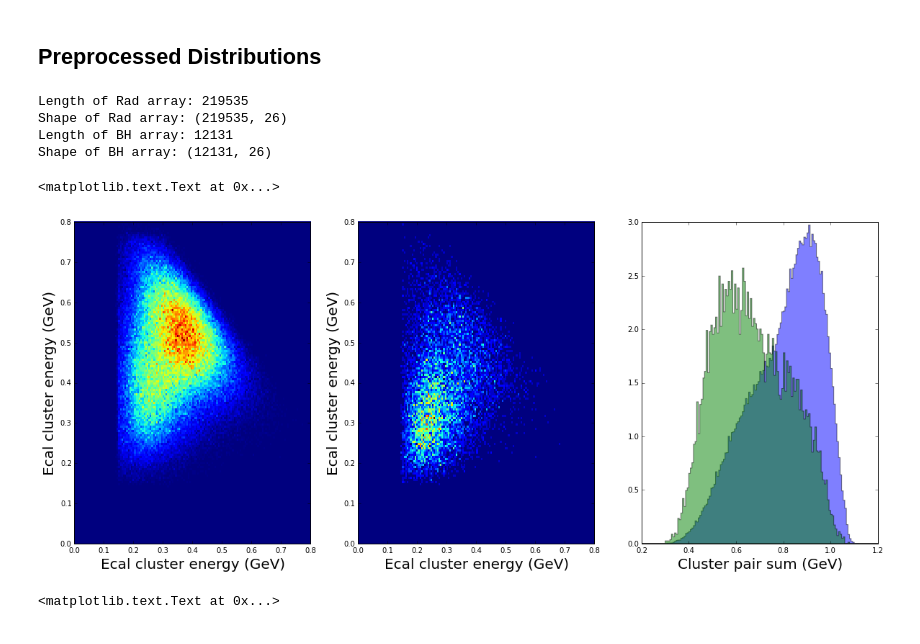
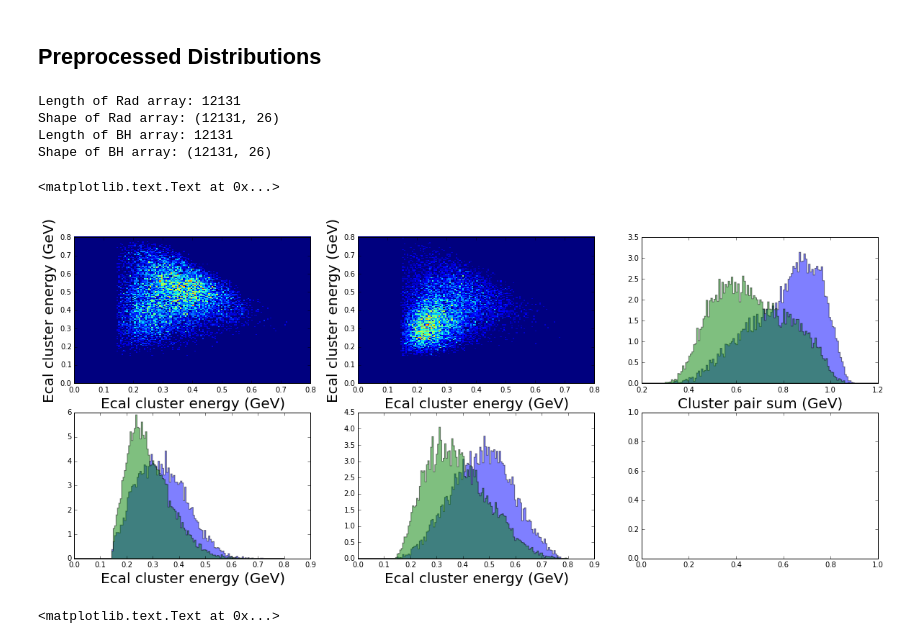
Before and after one commit to omar-moreno/hps-analysis, a Jupyter notebook: python/notebooks/radiative_signal_classification.ipynb, the cells around one changed output. Drawn from its saved outputs; the diff is of its cells as text; code cells hidden in the pictures.

```diff
--- a/python/notebooks/radiative_signal_classification.ipynb
+++ b/python/notebooks/radiative_signal_classification.ipynb
@@ -26,37 +26,47 @@ X_bh_rec = rnp.root2array("bh_preprocessed.root")
 X_rad = rnp.rec2array(X_rad_rec)
 X_bh = rnp.rec2array(X_bh_rec)
 
+X_rad = X_rad[:len(X_bh)]
+
 print "Length of Rad array: " + str(len(X_rad))
 print "Shape of Rad array: " + str(X_rad.shape)
 print "Length of BH array: " + str(len(X_bh))
 print "Shape of BH array: " + str(X_bh.shape)
 # %% [output]
-Length of Rad array: 219535
-Shape of Rad array: (219535, 26)
+Length of Rad array: 12131
+Shape of Rad array: (12131, 26)
 Length of BH array: 12131
 Shape of BH array: (12131, 26)
 # %%
-rad_cluster_0_energy = X_rad_rec['cluster_0_energy']
-rad_cluster_1_energy = X_rad_rec['cluster_1_energy']
-bh_cluster_0_energy = X_bh_rec['cluster_0_energy']
-bh_cluster_1_energy = X_bh_rec['cluster_1_energy']
+rad_cluster_0_energy = X_rad[:,0]
+rad_cluster_1_energy = X_rad[:,1]
+bh_cluster_0_energy = X_bh[:,0]
+bh_cluster_1_energy = X_bh[:,1]
 
-fig, (ax0, ax1, ax2) = plt.subplots(ncols=3, figsize=(20,8))
+fig, ((ax0, ax1, ax2), (ax3, ax4, ax5)) = plt.subplots(nrows=2, ncols=3, figsize=(20,8))
 
 ax0.hist2d(rad_cluster_0_energy, rad_cluster_1_energy, bins=150, range=[[0, 0.8], [0, 0.8]]);
 ax0.set_xlabel("Ecal cluster energy (GeV)", fontsize=20)
 ax0.set_ylabel("Ecal cluster energy (GeV)", fontsize=20)
 
 ax1.hist2d(bh_cluster_0_energy, bh_cluster_1_energy, bins=150, range=[[0, 0.8], [0, 0.8]]);
 ax1.set_xlabel("Ecal cluster energy (GeV)", fontsize=20)
 ax1.set_ylabel("Ecal cluster energy (GeV)", fontsize=20)
 
 ax2.hist(rad_cluster_0_energy+rad_cluster_1_energy, bins=150, range=(0.2, 1.2), alpha=0.5, normed=True, histtype="stepfilled");
 ax2.hist(bh_cluster_0_energy+bh_cluster_1_energy, bins=150, range=(0.2, 1.2), alpha=0.5, normed=True, histtype="stepfilled");
 ax2.set_xlabel("Cluster pair sum (GeV)", fontsize=20)
+
+ax3.hist(rad_cluster_0_energy, bins=150, range=(0, 0.8), alpha=0.5, normed=True, histtype="stepfilled")
+ax3.hist(bh_cluster_0_energy, bins=150, range=(0, 0.8), alpha=0.5, normed=True, histtype="stepfilled")
+ax3.set_xlabel("Ecal cluster energy (GeV)", fontsize=20)
+
+ax4.hist(rad_cluster_1_energy, bins=150, range=(0, 0.8), alpha=0.5, normed=True, histtype="stepfilled")
+ax4.hist(bh_cluster_1_energy, bins=150, range=(0, 0.8), alpha=0.5, normed=True, histtype="stepfilled")
+ax4.set_xlabel("Ecal cluster energy (GeV)", fontsize=20)
 # %% [output]
 <matplotlib.text.Text at 0x...>
-[figure, old version]
+[figure, new version]
 # %%
 rad_cluster_0_x = X_rad_rec['cluster_0_x']
 rad_cluster_1_x = X_rad_rec['cluster_1_x']
```
Also changed, not shown: parts of 9 cells of this notebook.
